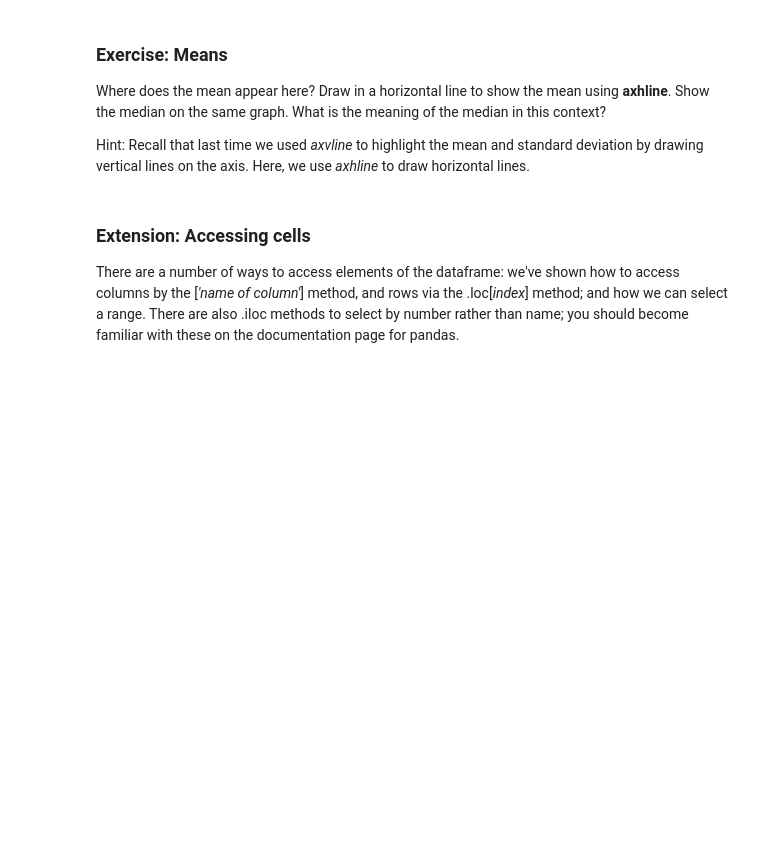
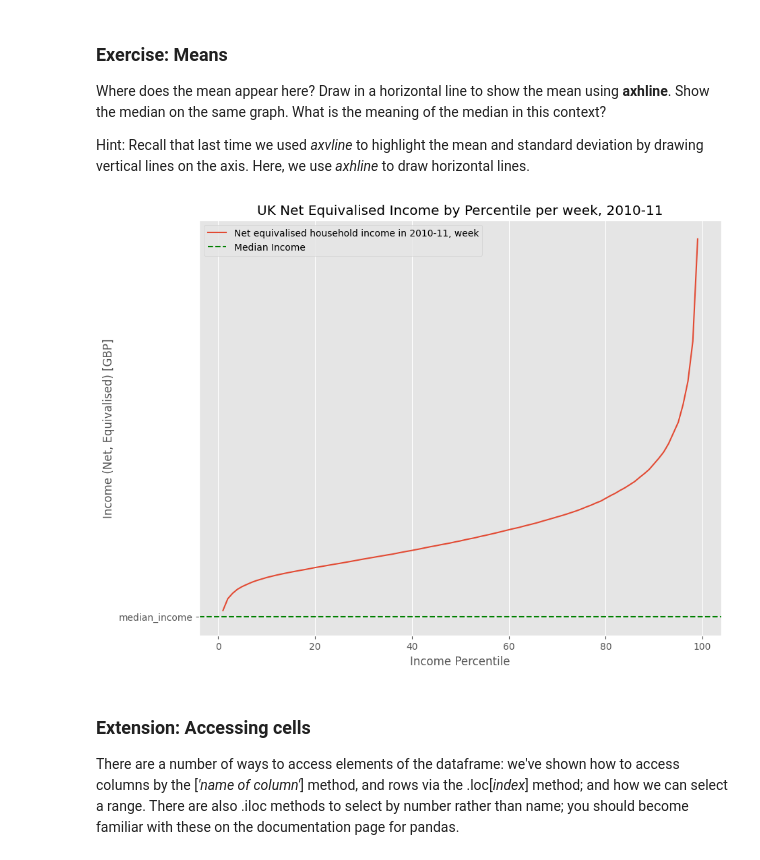
Before and after one commit to felix951165-ship-it/QM2, a Jupyter notebook: W2_Working_with_Data_in_Pandas.ipynb, the cells around one changed output. Cells and saved outputs as stored; diff of their text form; code cells hidden in the pictures; blank space fills up the shorter version.

```diff
--- a/W2_Working_with_Data_in_Pandas.ipynb
+++ b/W2_Working_with_Data_in_Pandas.ipynb
@@ -211,6 +221,17 @@ We see a curve that is pretty linear in the middle region, but curves rapidly up
 Where does the mean appear here? Draw in a horizontal line to show the mean using **axhline**. Show the median on the same graph. What is the meaning of the median in this context?
 
 Hint: Recall that last time we used *axvline* to highlight the mean and standard deviation by drawing vertical lines on the axis. Here, we use *axhline* to draw horizontal lines.
+# %%
+income['Net equivalised household income in 2010-11, week'].loc[[50]]
+income['Net equivalised household income in 2010-11, week'].plot()
+plt.title('UK Net Equivalised Income by Percentile per week, 2010-11')
+plt.xlabel('Income Percentile')
+plt.ylabel('Income (Net, Equivalised) [GBP]')
+plt.axhline('median_income', color='green', linestyle='--', label=f'Median Income' )
+plt.legend()
+plt.show()
+# %% [output]
+[figure, added]
 # %% [markdown]
 ### Extension: Accessing cells
 
```
Also changed, not shown: parts of 21 cells of this notebook.
